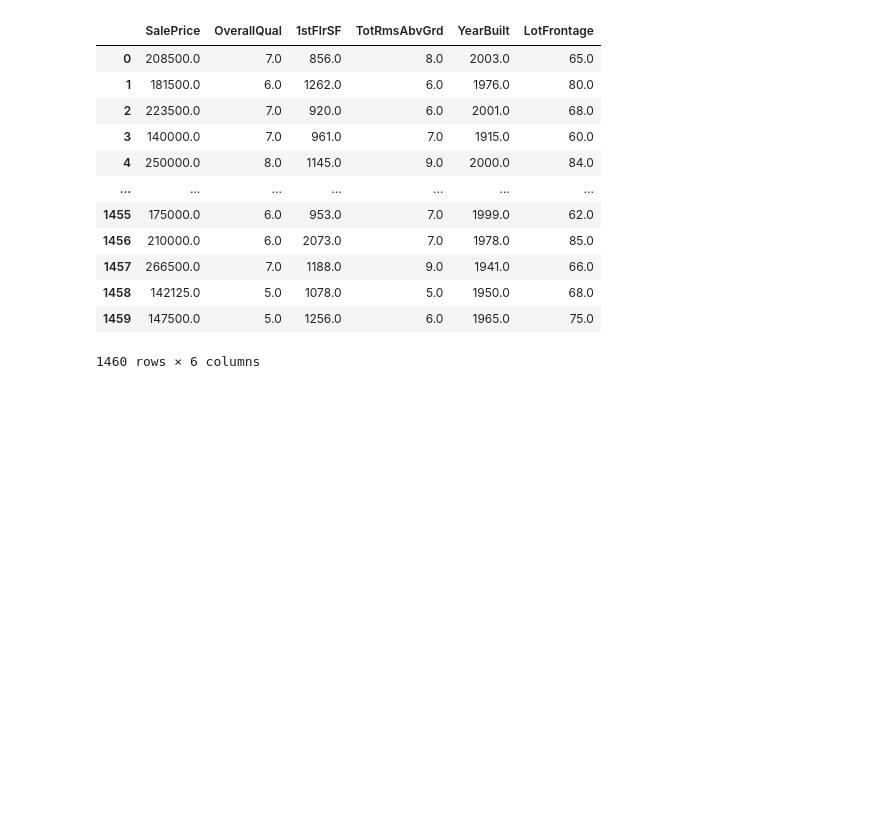
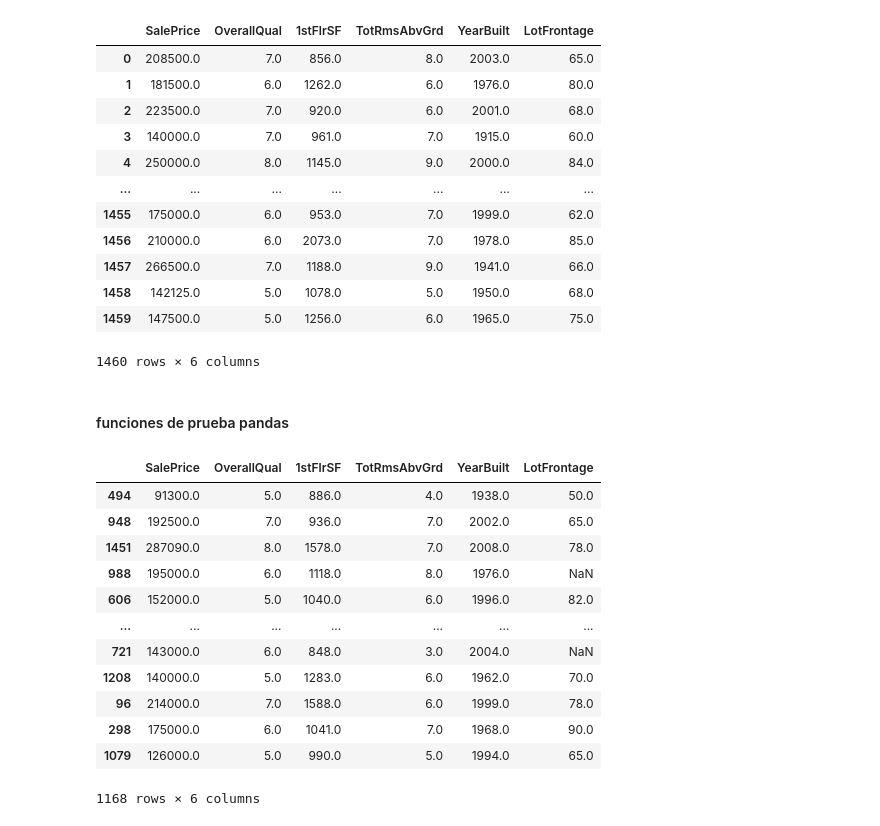
Before and after one commit to 1Dore/LinearRegModel, a Jupyter notebook: Proyecto.ipynb, the cells around one changed output. Cells and saved outputs as stored; diff of their text form; code cells hidden in the pictures; blank space fills up the shorter version.

```diff
--- a/Proyecto.ipynb
+++ b/Proyecto.ipynb
@@ -83,3 +88,33 @@ df
 | 1458 | 142125.0 | 5.0 | 1078.0 | 5.0 | 1950.0 | 68.0 |
 | 1459 | 147500.0 | 5.0 | 1256.0 | 6.0 | 1965.0 | 75.0 |
 1460 rows × 6 columns
+# %% [markdown]
+#### funciones de prueba pandas
+# %%
+def Slicing_python_pd(dataset : pd.DataFrame) -> (pd.DataFrame, pd.DataFrame):
+    # test to 0.8
+    trows = dataset.shape[0]
+    train= round(trows*0.8)
+
+
+    df_train = dataset.sample(n = train)
+    df_test = dataset[~dataset.index.isin(df_train.index)]
+
+    return df_train, df_test
+# %%
+df_train, df_test = Slicing_python_pd(df)
+df_train
+# %% [output]
+|  | SalePrice | OverallQual | 1stFlrSF | TotRmsAbvGrd | YearBuilt | LotFrontage |
+| 494 | 91300.0 | 5.0 | 886.0 | 4.0 | 1938.0 | 50.0 |
+| 948 | 192500.0 | 7.0 | 936.0 | 7.0 | 2002.0 | 65.0 |
+| 1451 | 287090.0 | 8.0 | 1578.0 | 7.0 | 2008.0 | 78.0 |
+| 988 | 195000.0 | 6.0 | 1118.0 | 8.0 | 1976.0 | NaN |
+| 606 | 152000.0 | 5.0 | 1040.0 | 6.0 | 1996.0 | 82.0 |
+| ... | ... | ... | ... | ... | ... | ... |
+| 721 | 143000.0 | 6.0 | 848.0 | 3.0 | 2004.0 | NaN |
+| 1208 | 140000.0 | 5.0 | 1283.0 | 6.0 | 1962.0 | 70.0 |
+| 96 | 214000.0 | 7.0 | 1588.0 | 6.0 | 1999.0 | 78.0 |
+| 298 | 175000.0 | 6.0 | 1041.0 | 7.0 | 1968.0 | 90.0 |
+| 1079 | 126000.0 | 5.0 | 990.0 | 5.0 | 1994.0 | 65.0 |
+1168 rows × 6 columns
```
Also changed, not shown: parts of 22 cells of this notebook.
